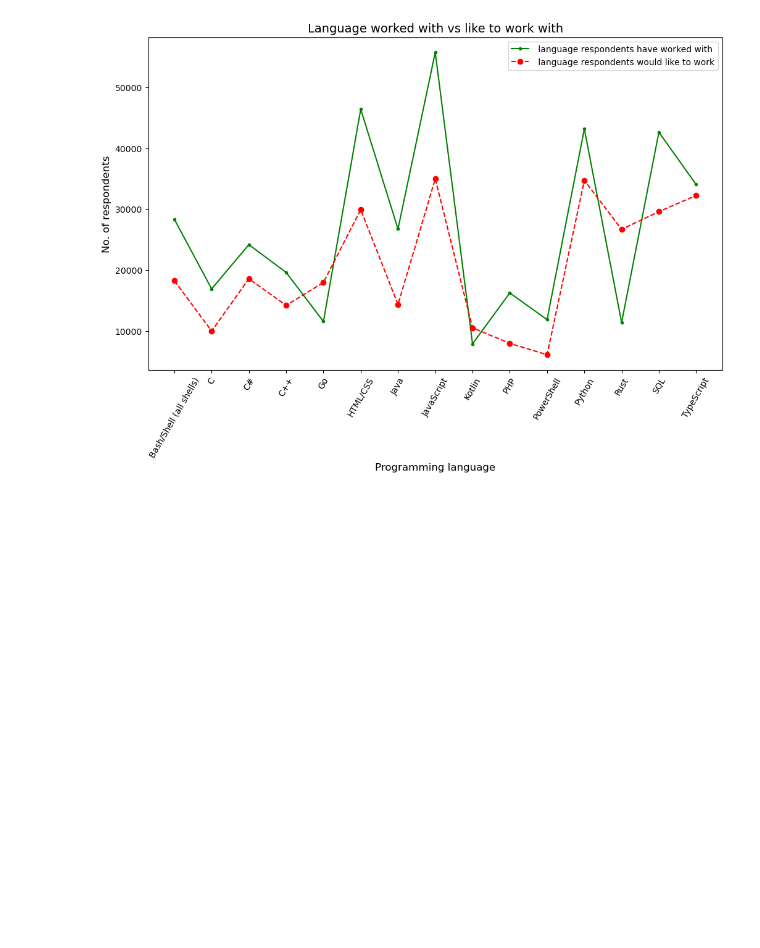
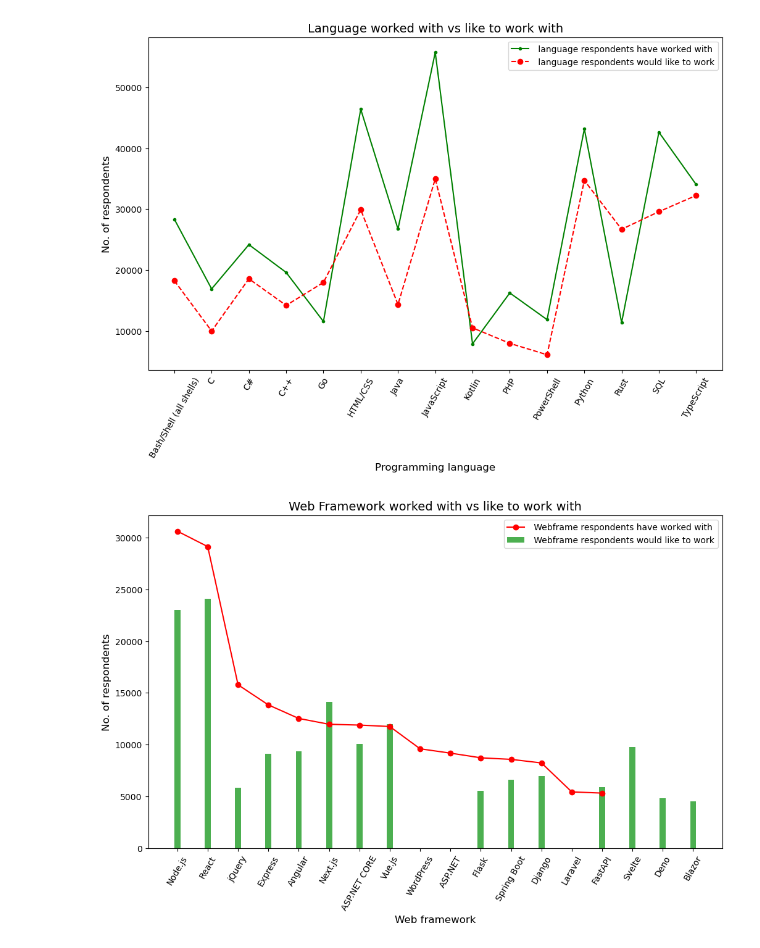
Before and after one commit to RobinSingh410/Stackoverflow_Survey, a Jupyter notebook: Stackoverflow_survey.ipynb, the cells around one changed output. Saved outputs shown, nothing was run; the diff lists cells and outputs as text; code cells hidden in the pictures; blank space fills up the shorter version.

```diff
--- a/Stackoverflow_survey.ipynb
+++ b/Stackoverflow_survey.ipynb
@@ -318,3 +318,31 @@ plt.legend([' language respondents have worked with',' language respondents woul
 plt.show()
 # %% [output]
 [figure]
+# %%
+#Splitting Multiple choice into single text
+web=survey_df.WebframeHaveWorkedWith.str.split(';')
+web1=web.explode('Column')
+
+web2=survey_df.WebframeWantToWorkWith.str.split(';')
+web3=web2.explode('Column')
+
+
+#Selecting top 15
+one_web=web1.value_counts().head(15)
+one_web1=web3.value_counts().head(15)
+# %%
+#Plotting Graph
+plt.figure(figsize=(12,7))
+
+plt.plot(one_web.index, one_web,'o-r')
+plt.bar(one_web1.index, one_web1, width = 0.2,color = "#4CAF50")
+
+
+plt.xticks(rotation=60)
+plt.title(' Web Framework worked with vs like to work with ', fontsize=14)
+plt.xlabel('Web framework', fontsize=12);
+plt.ylabel('No. of respondents', fontsize=12);
+plt.legend([' Webframe respondents have worked with',' Webframe respondents would like to work'])
+plt.show()
+# %% [output]
+[figure, added]
```
Also changed, not shown: parts of 7 cells of this notebook.
